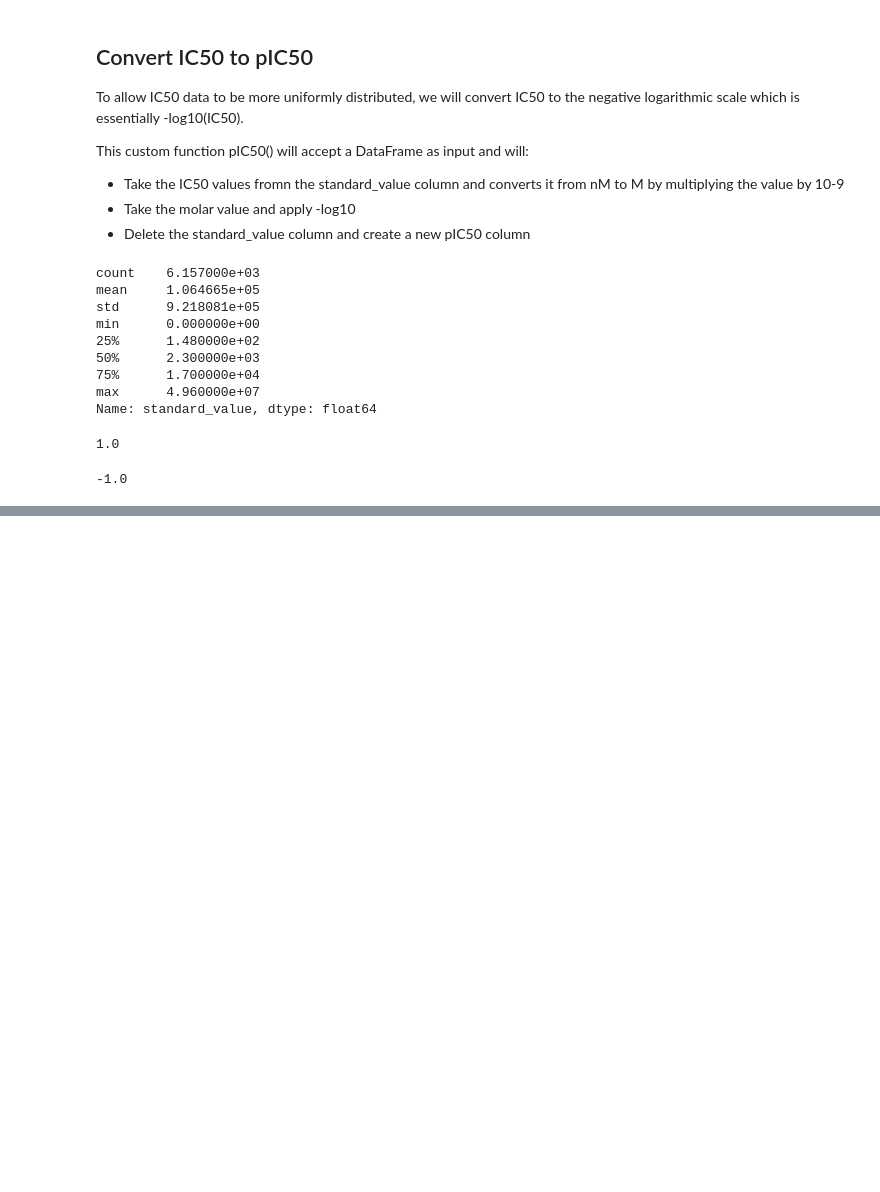
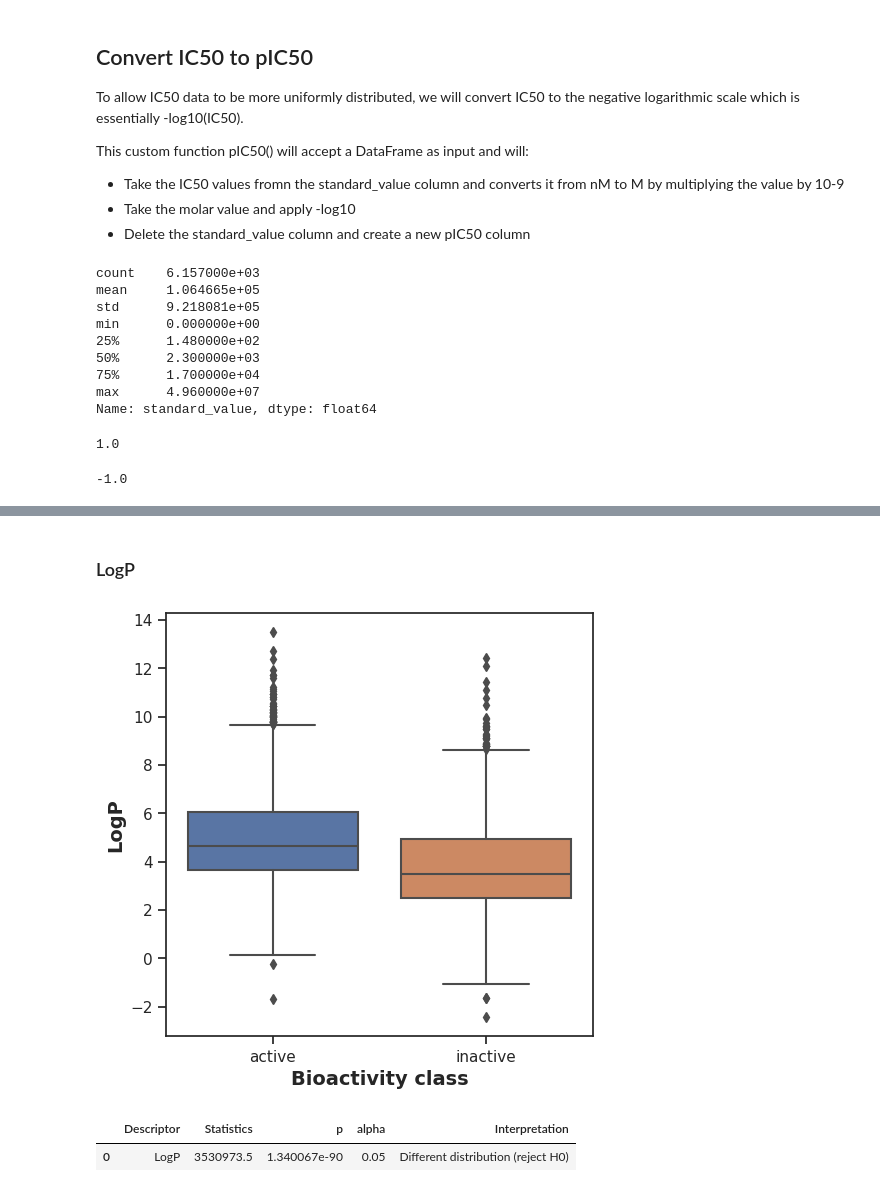
Before and after one commit to DeokhyeonYoon/Practice_for_DrugDiscovery, a Jupyter notebook: DataProfessor_tutorial/tutorial_2.ipynb, the cells around one changed output, grey strips where cells are left out. Cells and saved outputs as stored; diff of their text form; code cells hidden in the pictures; blank space fills up the shorter version.

```diff
--- a/DataProfessor_tutorial/tutorial_2.ipynb
+++ b/DataProfessor_tutorial/tutorial_2.ipynb
@@ -232,0 +425,18 @@ TypeError: DataFrame.drop() takes from 1 to 2 positional arguments but 3 were gi
+# %% [markdown]
+### LogP
+# %%
+plt.figure(figsize=(5.5, 5.5))
+
+sns.boxplot(x="class", y="LogP", data=df_2class)
+
+plt.xlabel("Bioactivity class", fontsize=14, fontweight="bold")
+plt.ylabel("LogP", fontsize=14, fontweight="bold")
+
+plt.savefig("plot_LogP.pdf")
+# %% [output]
+[figure, added]
+# %%
+mannwhitney('LogP')
+# %% [output]
+|  | Descriptor | Statistics | p | alpha | Interpretation |
+| 0 | LogP | 3530973.5 | 1.340067e-90 | 0.05 | Different distribution (reject H0) |
```
Also changed, not shown: parts of 34 cells of this notebook, 20 other files.
